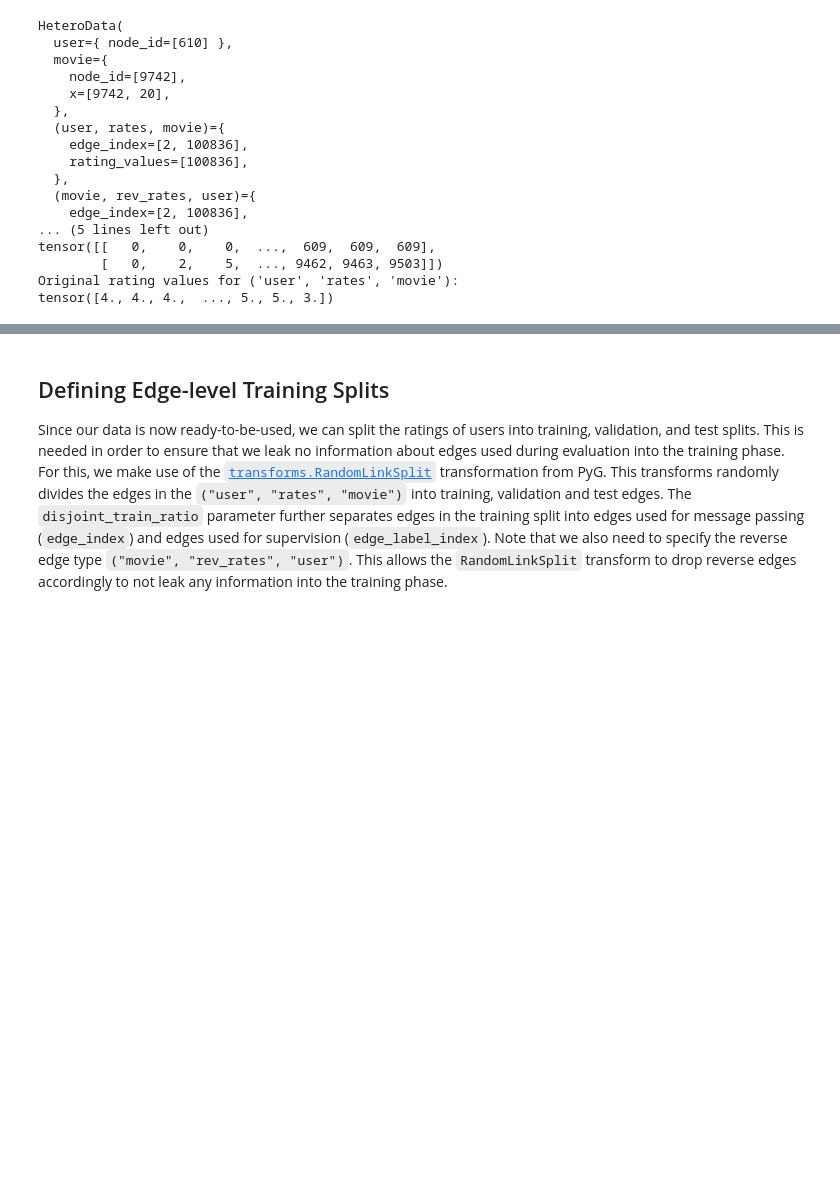
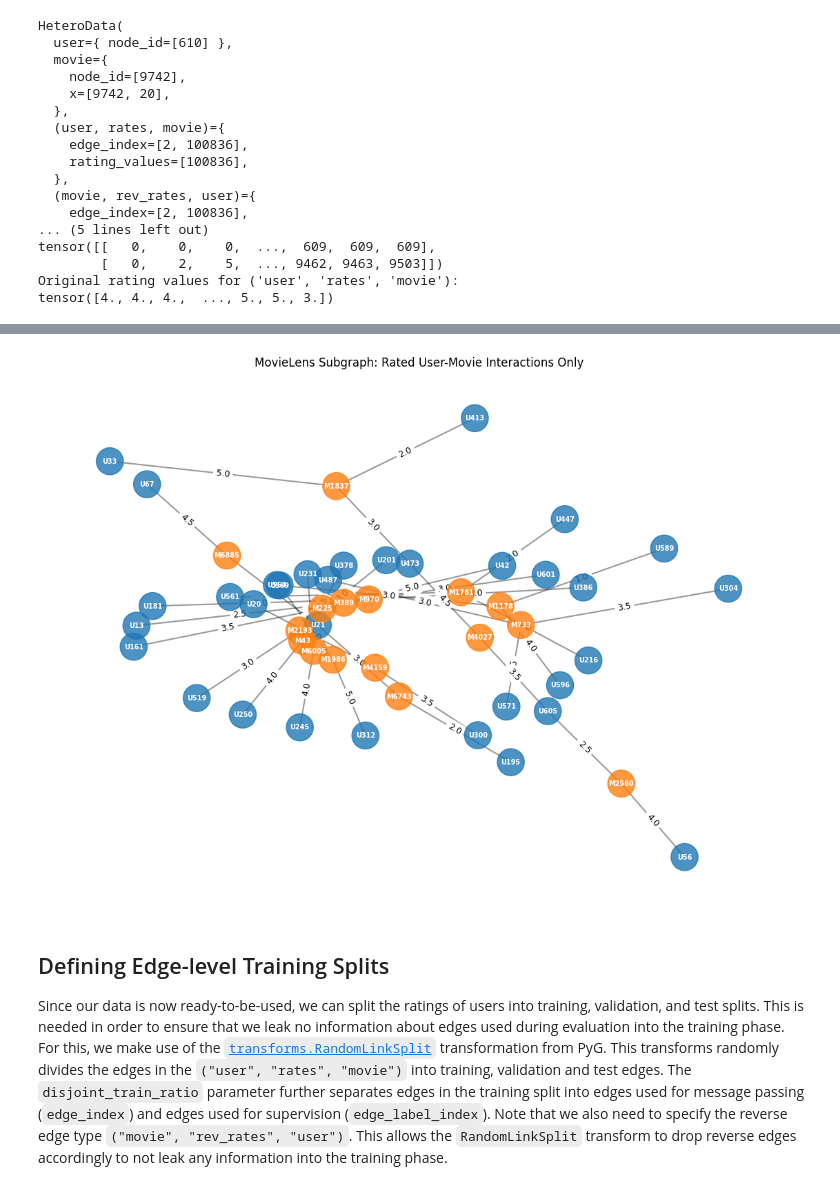
Before and after one commit to ekaratnida/social-network, a Jupyter notebook: workshop/9_Link_Prediction_on_MovieLens.ipynb, the cells around one changed output, grey strips where cells are left out. Saved outputs shown, nothing was run; the diff lists cells and outputs as text; code cells hidden in the pictures; blank space fills up the shorter version.

Commit message:
visualization

```diff
--- a/workshop/9_Link_Prediction_on_MovieLens.ipynb
+++ b/workshop/9_Link_Prediction_on_MovieLens.ipynb
@@ -283,3 +262,74 @@ class EdgeStorage(BaseStorage)
+# %%
+import networkx as nx
+import matplotlib.pyplot as plt
+from torch_geometric.utils import to_networkx
+from torch_geometric.loader import LinkNeighborLoader
+
+# 1. Create a small loader for visualization
+small_loader = LinkNeighborLoader(
+    data=train_data,
+    num_neighbors=[3, 2],
+    edge_label_index=(("user", "rates", "movie"), train_data["user", "rates", "movie"].edge_label_index),
+    batch_size=4,
+    shuffle=True,
+)
+
+batch = next(iter(small_loader))
+
+# 2. Convert to NetworkX
+homo_data = batch.to_homogeneous()
+G = to_networkx(homo_data, to_undirected=True)
+
+# 3. Create Node Labels (Original User/Movie IDs)
+node_labels_full = {}
+user_ids = batch["user"].node_id.tolist()
+movie_ids = batch["movie"].node_id.tolist()
+
+for i in range(batch["user"].num_nodes):
+    node_labels_full[i] = f"U{user_ids[i]}"
+
+for i in range(batch["movie"].num_nodes):
+    node_labels_full[i + batch["user"].num_nodes] = f"M{movie_ids[i]}"
+
+# 4. Extract rating labels for edges
+edge_labels = {}
+edge_index = batch["user", "rates", "movie"].edge_index
+original_edge_indices = batch["user", "rates", "movie"].e_id
+all_ratings = data["user", "rates", "movie"].rating_values
+
+user_offset = 0
+movie_offset = batch["user"].num_nodes
+
+for i in range(edge_index.size(1)):
+    u, v = int(edge_index[0, i] + user_offset), int(edge_index[1, i] + movie_offset)
+    if G.has_edge(u, v):
+        orig_idx = original_edge_indices[i]
+        edge_labels[(u, v)] = f"{all_ratings[orig_idx].item():.1f}"
+
+# 5. Filter graph to only include edges with ratings
+rated_edges = list(edge_labels.keys())
+G_filtered = G.edge_subgraph(rated_edges).copy()
+
+# 6. Filter node labels to only include nodes present in the filtered graph
+node_labels_filtered = {node: node_labels_full[node] for node in G_filtered.nodes()}
+
+# 7. Define node colors (based on node types in the filtered graph)
+node_colors = ['#1f77b4' if homo_data.node_type[n] == 0 else '#ff7f0e' for n in G_filtered.nodes()]
+
+# 8. Plot using Kamada-Kawai layout
+plt.figure(figsize=(14, 10))
+pos = nx.kamada_kawai_layout(G_filtered)
+
+nx.draw_networkx_nodes(G_filtered, pos, node_size=800, node_color=node_colors, alpha=0.8)
+nx.draw_networkx_labels(G_filtered, pos, labels=node_labels_filtered, font_size=7, font_color='white', font_weight='bold')
+nx.draw_networkx_edges(G_filtered, pos, width=1.5, alpha=0.4)
+nx.draw_networkx_edge_labels(G_filtered, pos, edge_labels=edge_labels, font_size=9)
+
+plt.title("MovieLens Subgraph: Rated User-Movie Interactions Only")
+plt.axis('off')
+plt.show()
+# %% [output]
+[figure, added]
 # %% [markdown]
 ## Defining Edge-level Training Splits
 
```
Also changed, not shown: parts of 1 cell of this notebook.
